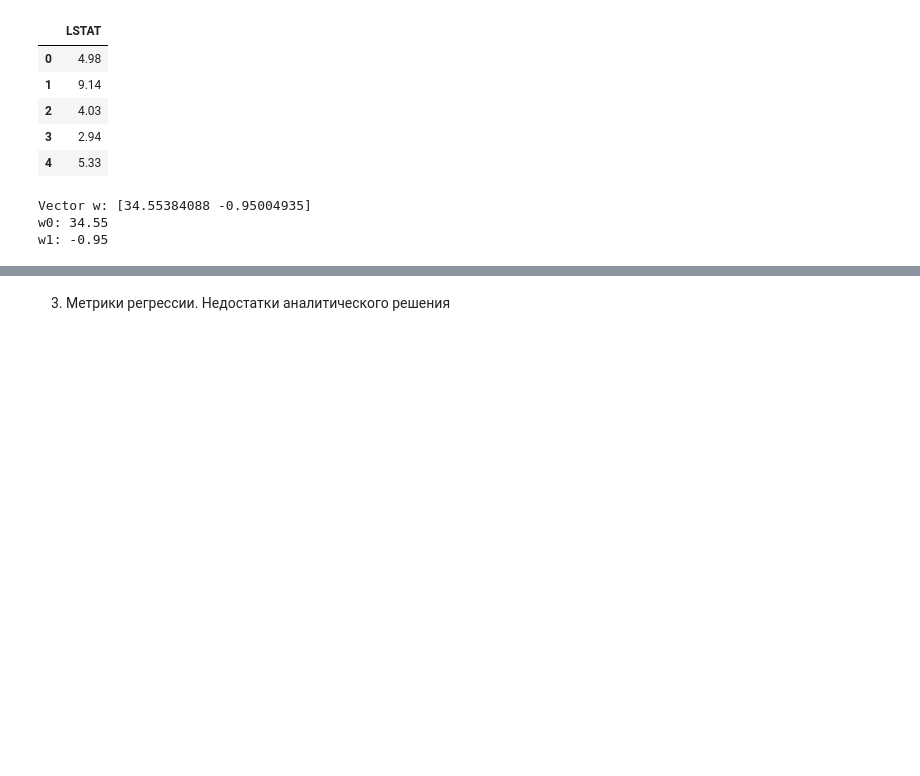
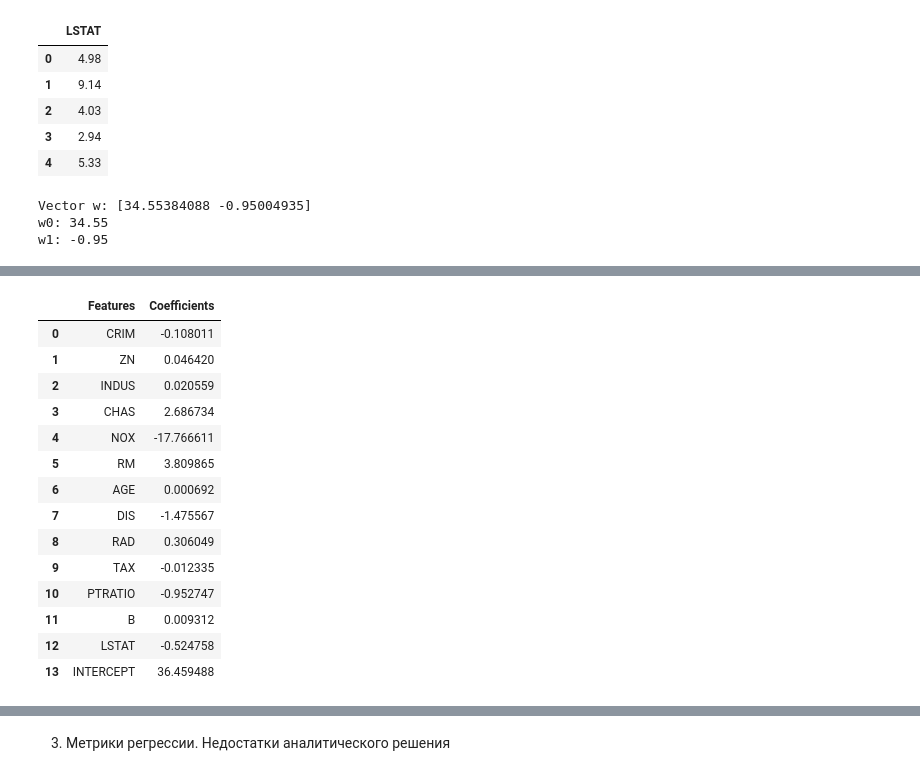
Before and after one commit to eartzhi/lessons, a Jupyter notebook: ml_02/ml_02.ipynb, the cells around one changed output, grey strips where cells are left out. Saved outputs shown, nothing was run; the diff lists cells and outputs as text; code cells hidden in the pictures; blank space fills up the shorter version.

```diff
--- a/ml_02/ml_02.ipynb
+++ b/ml_02/ml_02.ipynb
@@ -93,0 +153,23 @@ w1: -0.95
+# %%
+#Составляем таблицу из признаков и их коэффициентов
+w_df = pd.DataFrame({'Features': features, 'Coefficients': lr_full .coef_})
+#Составляем строку таблицы со свободным членом
+intercept_df =pd.DataFrame({'Features': ['INTERCEPT'], 'Coefficients': lr_full .intercept_})
+coef_df = pd.concat([w_df, intercept_df], ignore_index=True)
+display(coef_df)
+# %% [output]
+|  | Features | Coefficients |
+| 0 | CRIM | -0.108011 |
+| 1 | ZN | 0.046420 |
+| 2 | INDUS | 0.020559 |
+| 3 | CHAS | 2.686734 |
+| 4 | NOX | -17.766611 |
+| 5 | RM | 3.809865 |
+| 6 | AGE | 0.000692 |
+| 7 | DIS | -1.475567 |
+| 8 | RAD | 0.306049 |
+| 9 | TAX | -0.012335 |
+| 10 | PTRATIO | -0.952747 |
+| 11 | B | 0.009312 |
+| 12 | LSTAT | -0.524758 |
+| 13 | INTERCEPT | 36.459488 |
```
Also changed, not shown: parts of 21 cells of this notebook, 1 other file.
